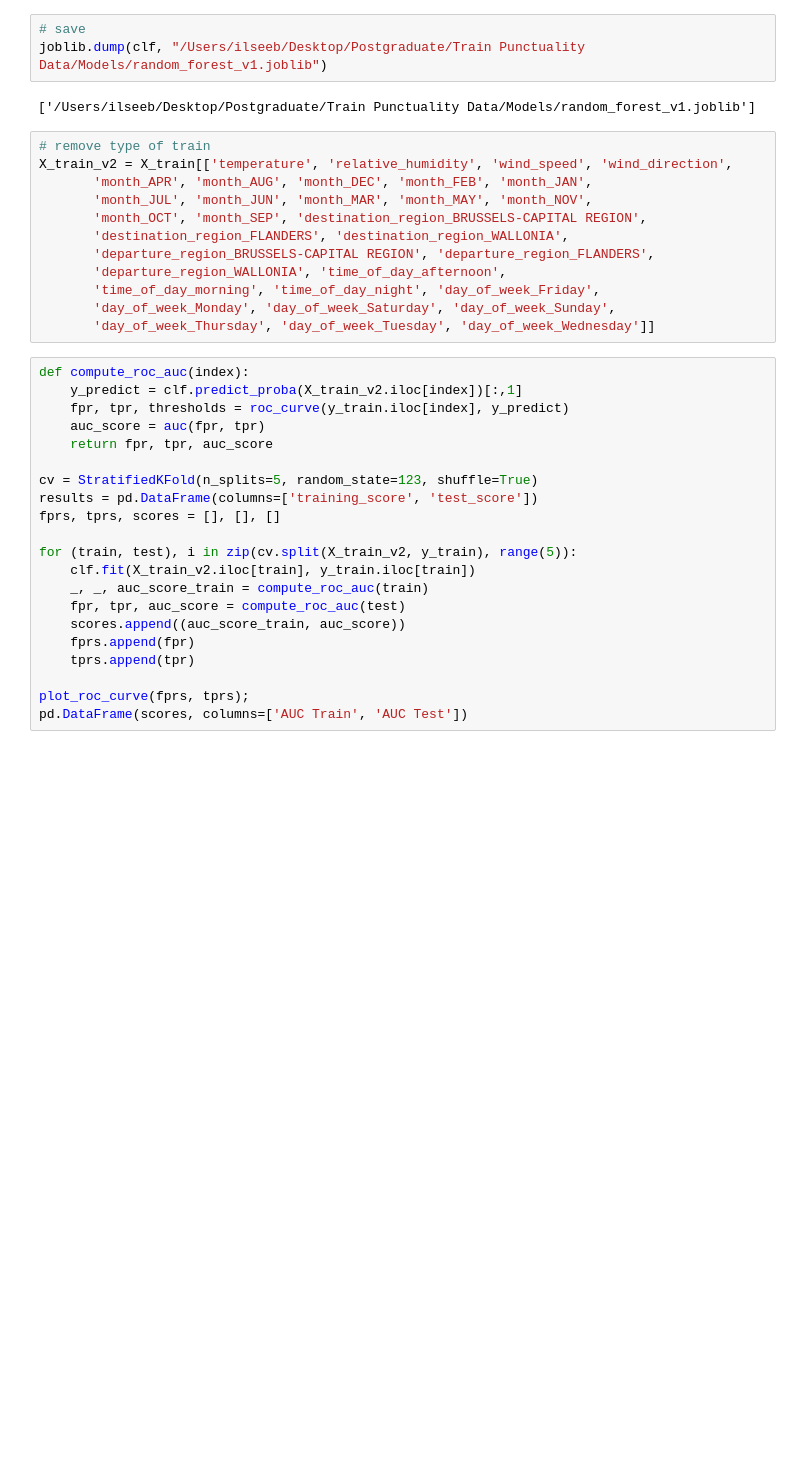
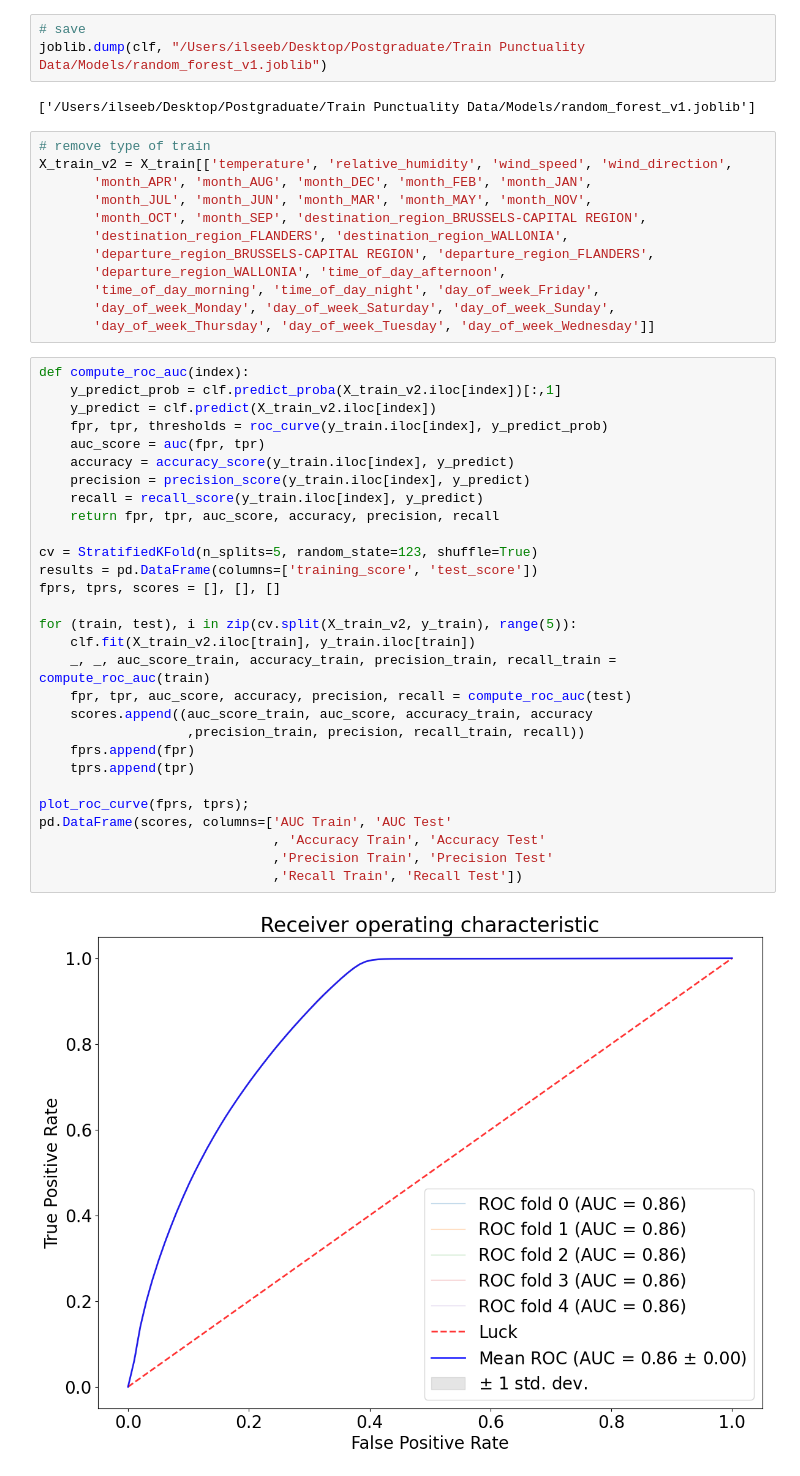
Before and after one commit to ilse-espino/train_delays_belgium, a Jupyter notebook: 6.1-random_forest_model.ipynb, the cells around one changed output. Saved outputs shown, nothing was run; the diff lists cells and outputs as text; blank space fills up the shorter version.

```diff
--- a/6.1-random_forest_model.ipynb
+++ b/6.1-random_forest_model.ipynb
@@ -140,22 +149,32 @@ X_train_v2 = X_train[['temperature', 'relative_humidity', 'wind_speed', 'wind_di
        'day_of_week_Thursday', 'day_of_week_Tuesday', 'day_of_week_Wednesday']]
 # %%
 def compute_roc_auc(index):
-    y_predict = clf.predict_proba(X_train_v2.iloc[index])[:,1]
-    fpr, tpr, thresholds = roc_curve(y_train.iloc[index], y_predict)
+    y_predict_prob = clf.predict_proba(X_train_v2.iloc[index])[:,1]
+    y_predict = clf.predict(X_train_v2.iloc[index])
+    fpr, tpr, thresholds = roc_curve(y_train.iloc[index], y_predict_prob)
     auc_score = auc(fpr, tpr)
-    return fpr, tpr, auc_score
+    accuracy = accuracy_score(y_train.iloc[index], y_predict)
+    precision = precision_score(y_train.iloc[index], y_predict)
+    recall = recall_score(y_train.iloc[index], y_predict)
+    return fpr, tpr, auc_score, accuracy, precision, recall
 
 cv = StratifiedKFold(n_splits=5, random_state=123, shuffle=True)
 results = pd.DataFrame(columns=['training_score', 'test_score'])
 fprs, tprs, scores = [], [], []
 
 for (train, test), i in zip(cv.split(X_train_v2, y_train), range(5)):
     clf.fit(X_train_v2.iloc[train], y_train.iloc[train])
-    _, _, auc_score_train = compute_roc_auc(train)
-    fpr, tpr, auc_score = compute_roc_auc(test)
-    scores.append((auc_score_train, auc_score))
+    _, _, auc_score_train, accuracy_train, precision_train, recall_train = compute_roc_auc(train)
+    fpr, tpr, auc_score, accuracy, precision, recall = compute_roc_auc(test)
+    scores.append((auc_score_train, auc_score, accuracy_train, accuracy
+                   ,precision_train, precision, recall_train, recall))
     fprs.append(fpr)
     tprs.append(tpr)
 
 plot_roc_curve(fprs, tprs);
-pd.DataFrame(scores, columns=['AUC Train', 'AUC Test'])
+pd.DataFrame(scores, columns=['AUC Train', 'AUC Test'
+                              , 'Accuracy Train', 'Accuracy Test'
+                              ,'Precision Train', 'Precision Test'
+                              ,'Recall Train', 'Recall Test'])
+# %% [output]
+[figure, added]
```
Also changed, not shown: parts of 8 cells of this notebook.
